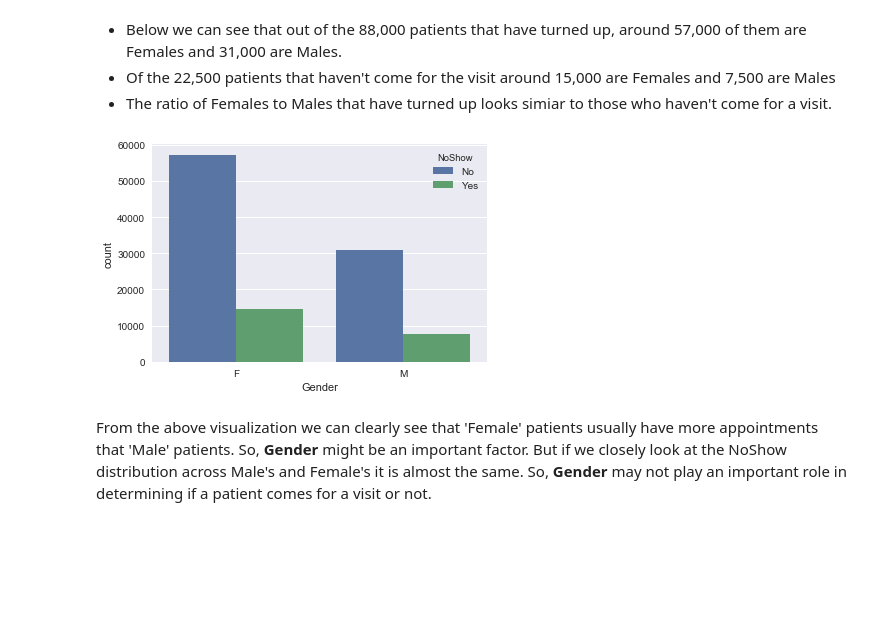
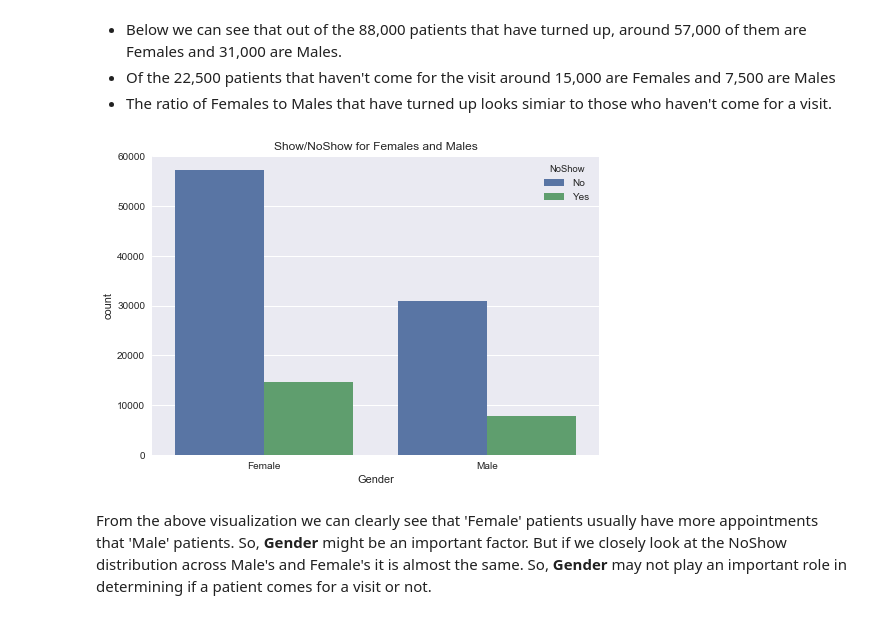
Before and after one commit to samratp-zz/Udacity_ML_Foundation, a Jupyter notebook: InferentialStatistics/Medical_Appointment_No_Shows.ipynb, the cells around one changed output. Drawn from its saved outputs; the diff is of its cells as text; code cells hidden in the pictures; blank space fills up the shorter version.

```diff
--- a/InferentialStatistics/Medical_Appointment_No_Shows.ipynb
+++ b/InferentialStatistics/Medical_Appointment_No_Shows.ipynb
@@ -385,9 +387,13 @@ _ = sns.countplot(x=df.NoShow, data=df)
 - Of the 22,500 patients that haven't come for the visit around 15,000 are Females and 7,500 are Males
 - The ratio of Females to Males that have turned up looks simiar to those who haven't come for a visit.
 # %%
-_ = sns.countplot(x=df.Gender, hue=df.NoShow, data=df)
+ax = sns.countplot(x=df.Gender, hue=df.NoShow, data=df)
+ax.set_title("Show/NoShow for Females and Males")
+x_ticks_labels=['Female', 'Male']
+ax.set_xticklabels(x_ticks_labels)
+plt.show()
 # %% [output]
-[figure, old version]
+[figure, new version]
 # %% [markdown]
 From the above visualization we can clearly see that 'Female' patients usually have more appointments that 'Male' patients. So, **Gender** might be an important factor. But if we closely look at the NoShow distribution across Male's and Female's it is almost the same. So, **Gender** may not play an important role in determining if a patient comes for a visit or not.
 # %% [markdown]
```
Also changed, not shown: parts of 37 cells of this notebook, 1 other file.
